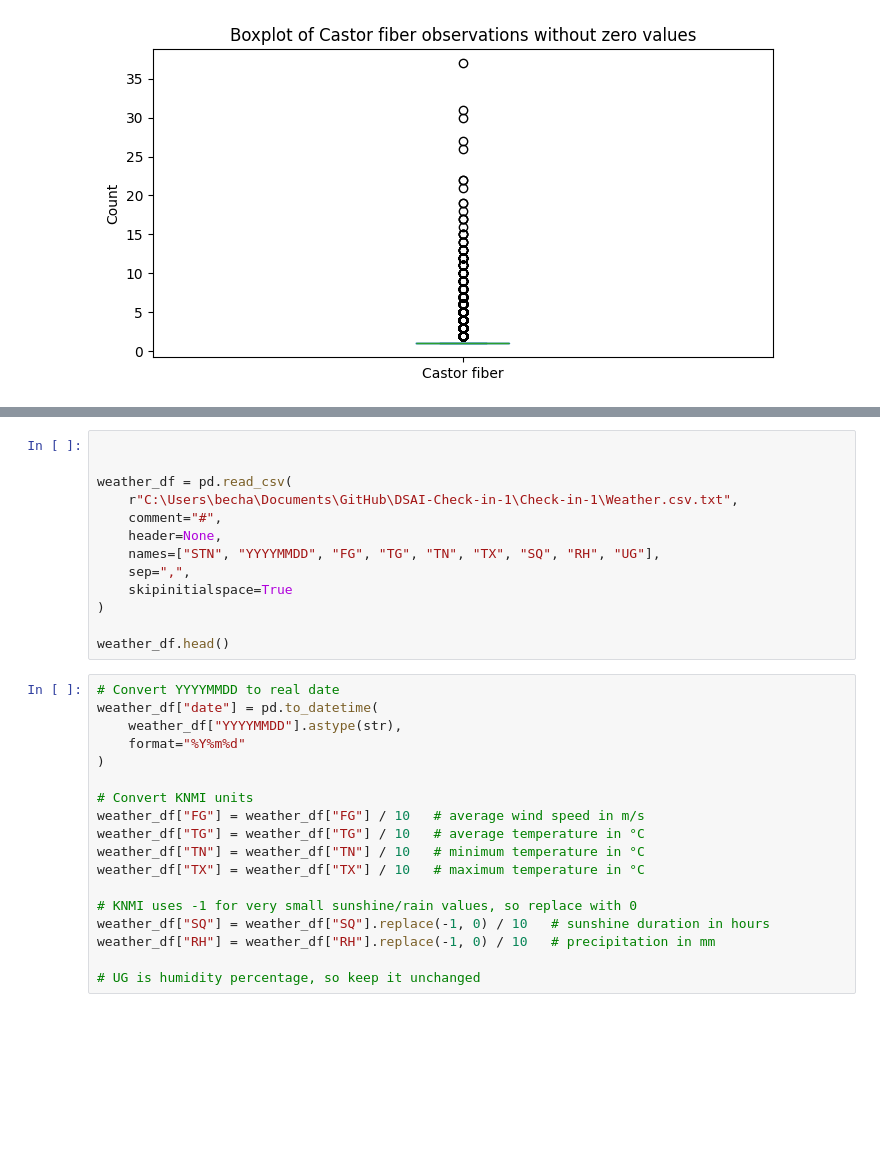
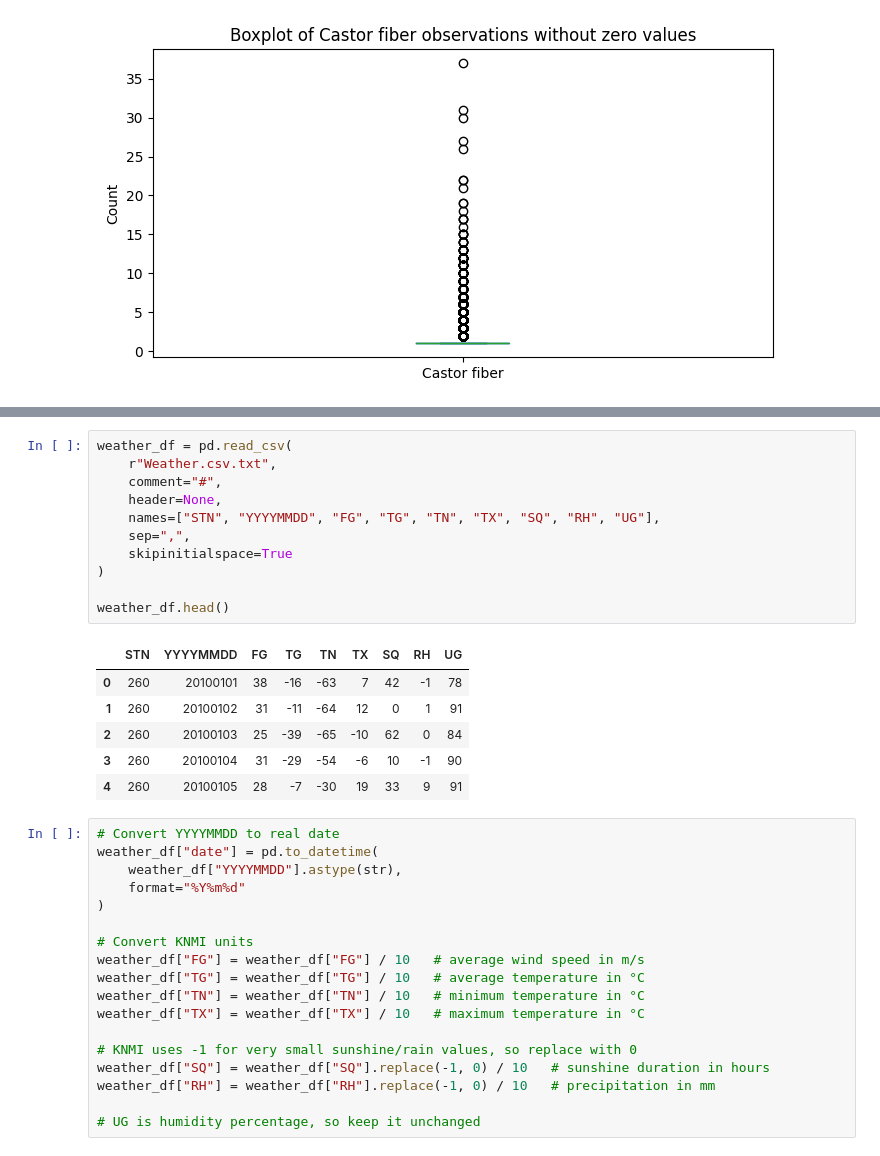
Before and after one commit to Shifu-boop/DSAI-Check-in-1, a Jupyter notebook: Check-in-1/Checkin-1.ipynb, the cells around one changed output, grey strips where cells are left out. Drawn from its saved outputs; the diff is of its cells as text; blank space fills up the shorter version.

```diff
--- a/Check-in-1/Checkin-1.ipynb
+++ b/Check-in-1/Checkin-1.ipynb
@@ -237,16 +251,21 @@ df.describe()
 # %%
-
-
 weather_df = pd.read_csv(
-    r"C:\Users\becha\Documents\GitHub\DSAI-Check-in-1\Check-in-1\Weather.csv.txt",
+    r"Weather.csv.txt",
     comment="#",
     header=None,
     names=["STN", "YYYYMMDD", "FG", "TG", "TN", "TX", "SQ", "RH", "UG"],
     sep=",",
     skipinitialspace=True
 )
 
 weather_df.head()
+# %% [output]
+|  | STN | YYYYMMDD | FG | TG | TN | TX | SQ | RH | UG |
+| 0 | 260 | 20100101 | 38 | -16 | -63 | 7 | 42 | -1 | 78 |
+| 1 | 260 | 20100102 | 31 | -11 | -64 | 12 | 0 | 1 | 91 |
+| 2 | 260 | 20100103 | 25 | -39 | -65 | -10 | 62 | 0 | 84 |
+| 3 | 260 | 20100104 | 31 | -29 | -54 | -6 | 10 | -1 | 90 |
+| 4 | 260 | 20100105 | 28 | -7 | -30 | 19 | 33 | 9 | 91 |
 # %%
 # Convert YYYYMMDD to real date
 weather_df["date"] = pd.to_datetime(
```
Also changed, not shown: parts of 5 cells of this notebook.
